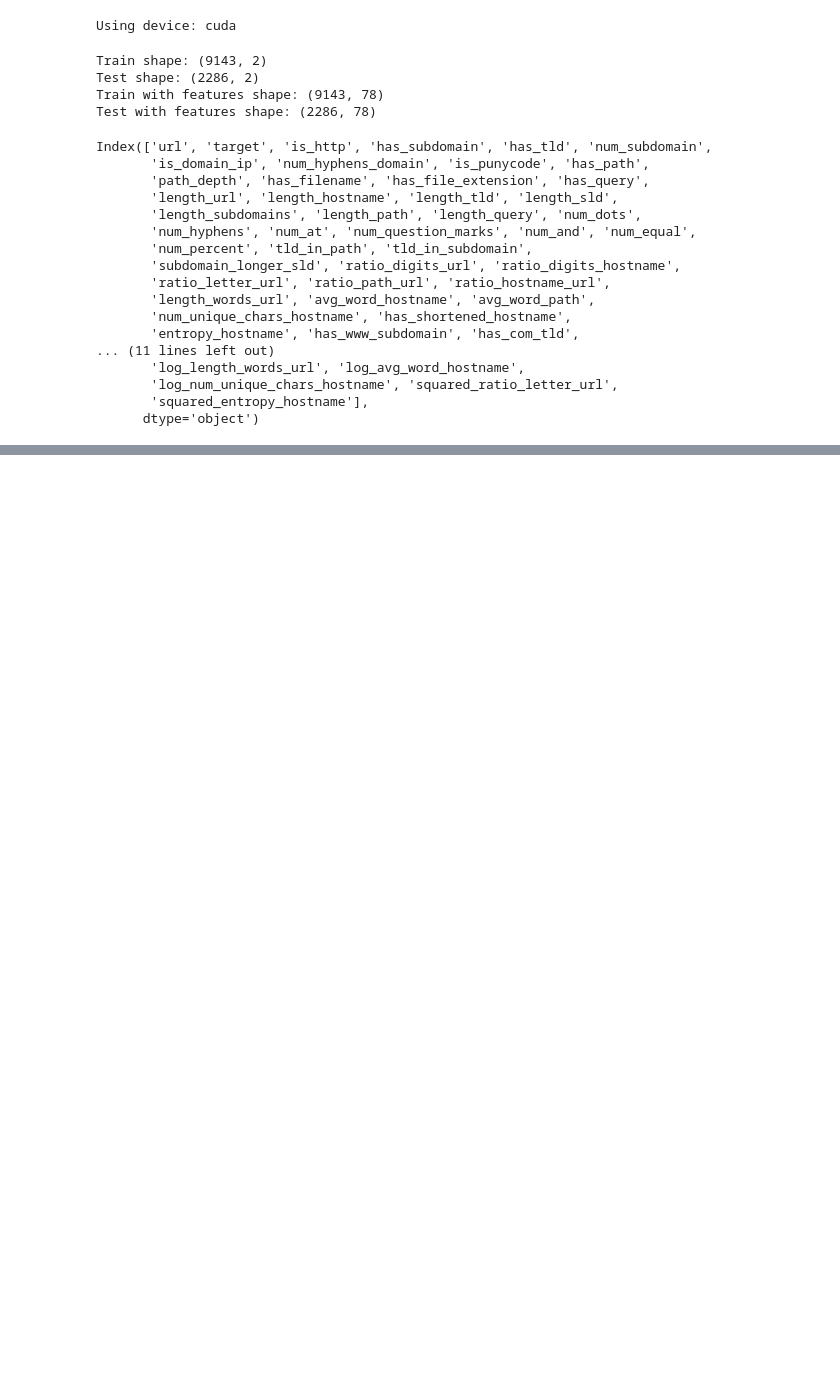
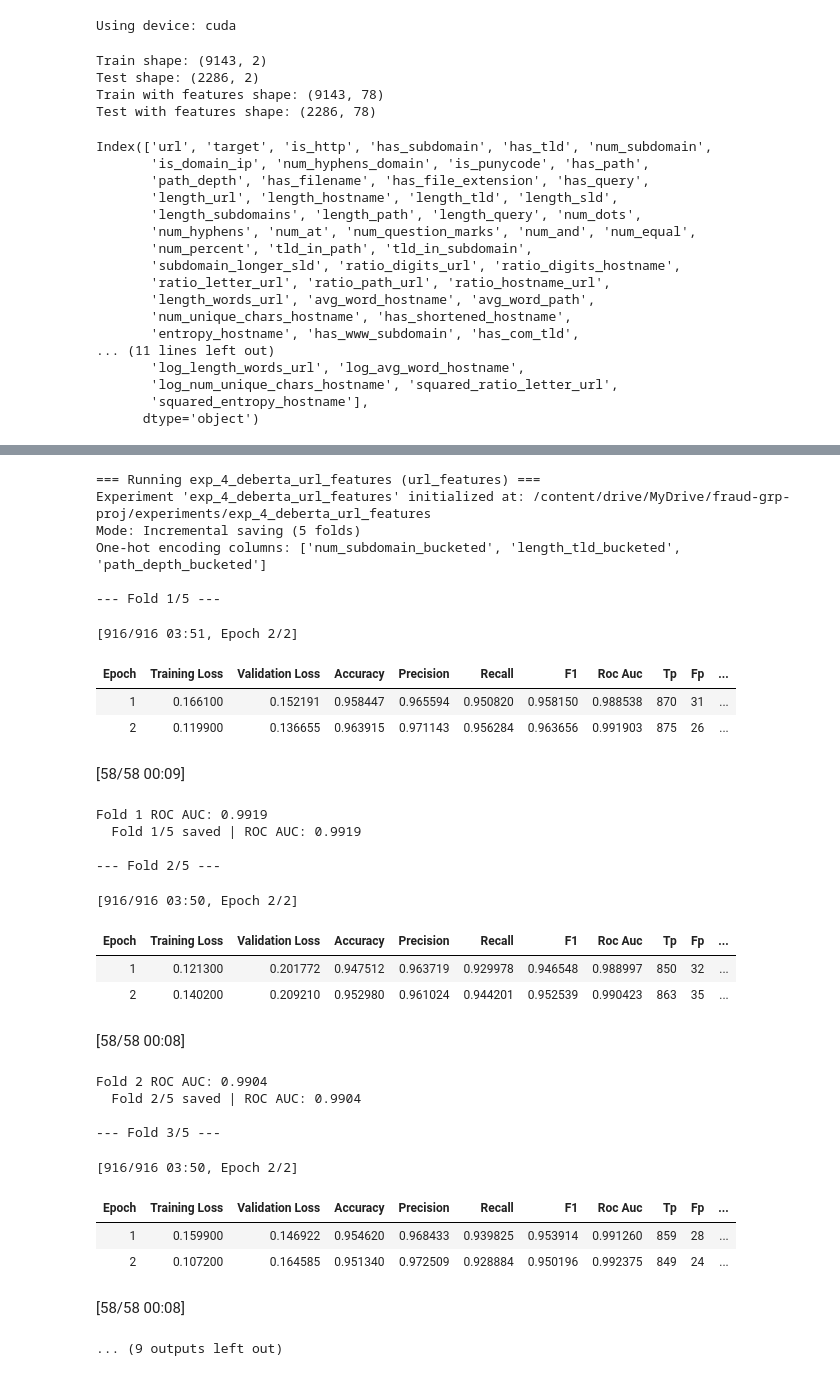
Before and after one commit to KoalaLyfestyle/BT4012-Group-13, a Jupyter notebook: exp_4_transformer_models.ipynb, the cells around one changed output, grey strips where cells are left out. Cells and saved outputs as stored; diff of their text form; code cells hidden in the pictures; blank space fills up the shorter version.

```diff
--- a/exp_4_transformer_models.ipynb
+++ b/exp_4_transformer_models.ipynb
@@ -357,5 +414,33 @@ results_url_only = run_transformer_experiment(
 # %%
-results_url_features = run_transformer_experiment(
-    "url_features",
-    "exp_4_deberta_url_features"
-)
+results2 = run_transformer_experiment("url_features", "exp_4_deberta_url_features")
+# %% [output]
+=== Running exp_4_deberta_url_features (url_features) ===
+Experiment 'exp_4_deberta_url_features' initialized at: /content/drive/MyDrive/fraud-grp-proj/experiments/exp_4_deberta_url_features
+Mode: Incremental saving (5 folds)
+One-hot encoding columns: ['num_subdomain_bucketed', 'length_tld_bucketed', 'path_depth_bucketed']
+
+--- Fold 1/5 ---
+[916/916 03:51, Epoch 2/2]
+| Epoch | Training Loss | Validation Loss | Accuracy | Precision | Recall | F1 | Roc Auc | Tp | Fp | ... |
+| 1 | 0.166100 | 0.152191 | 0.958447 | 0.965594 | 0.950820 | 0.958150 | 0.988538 | 870 | 31 | ... |
+| 2 | 0.119900 | 0.136655 | 0.963915 | 0.971143 | 0.956284 | 0.963656 | 0.991903 | 875 | 26 | ... |
+[58/58 00:09]
+Fold 1 ROC AUC: 0.9919
+  Fold 1/5 saved | ROC AUC: 0.9919
+
+--- Fold 2/5 ---
+[916/916 03:50, Epoch 2/2]
+| Epoch | Training Loss | Validation Loss | Accuracy | Precision | Recall | F1 | Roc Auc | Tp | Fp | ... |
+| 1 | 0.121300 | 0.201772 | 0.947512 | 0.963719 | 0.929978 | 0.946548 | 0.988997 | 850 | 32 | ... |
+| 2 | 0.140200 | 0.209210 | 0.952980 | 0.961024 | 0.944201 | 0.952539 | 0.990423 | 863 | 35 | ... |
+[58/58 00:08]
+Fold 2 ROC AUC: 0.9904
+  Fold 2/5 saved | ROC AUC: 0.9904
+
+--- Fold 3/5 ---
+[916/916 03:50, Epoch 2/2]
+| Epoch | Training Loss | Validation Loss | Accuracy | Precision | Recall | F1 | Roc Auc | Tp | Fp | ... |
+| 1 | 0.159900 | 0.146922 | 0.954620 | 0.968433 | 0.939825 | 0.953914 | 0.991260 | 859 | 28 | ... |
+| 2 | 0.107200 | 0.164585 | 0.951340 | 0.972509 | 0.928884 | 0.950196 | 0.992375 | 849 | 24 | ... |
+[58/58 00:08]
+... (9 outputs left out)
```
Also changed, not shown: parts of 19 cells of this notebook.
